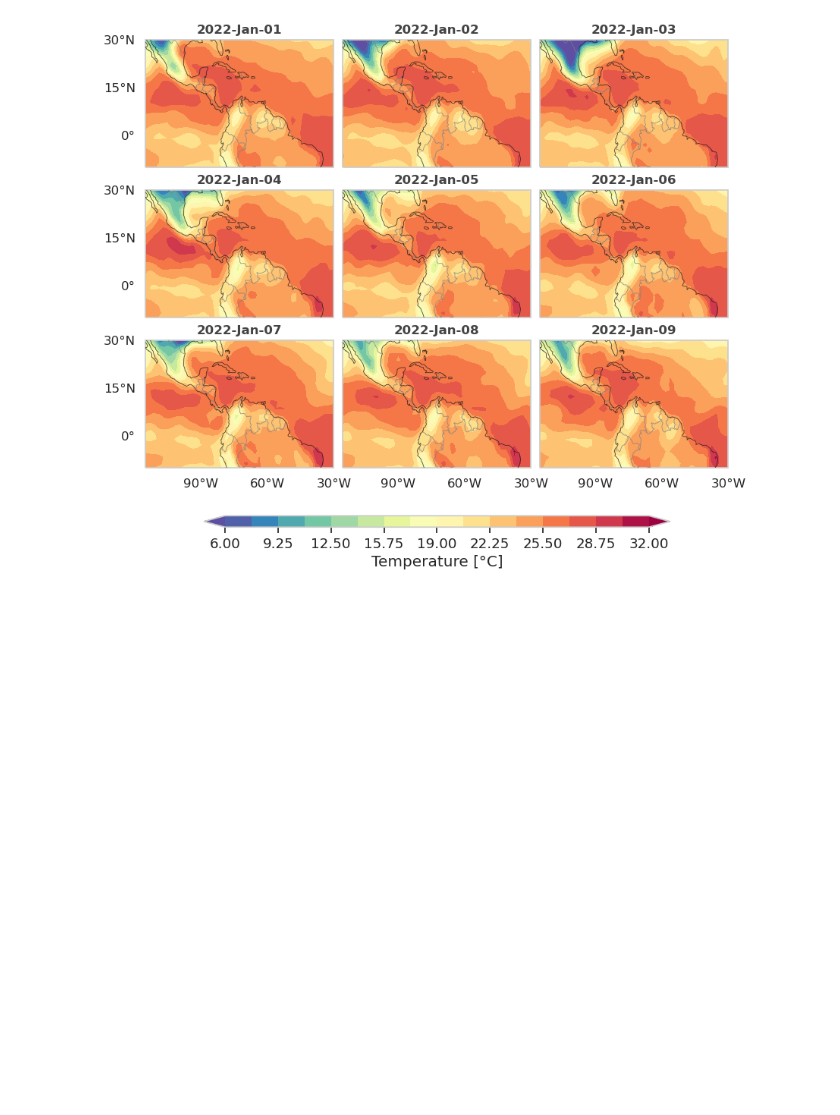
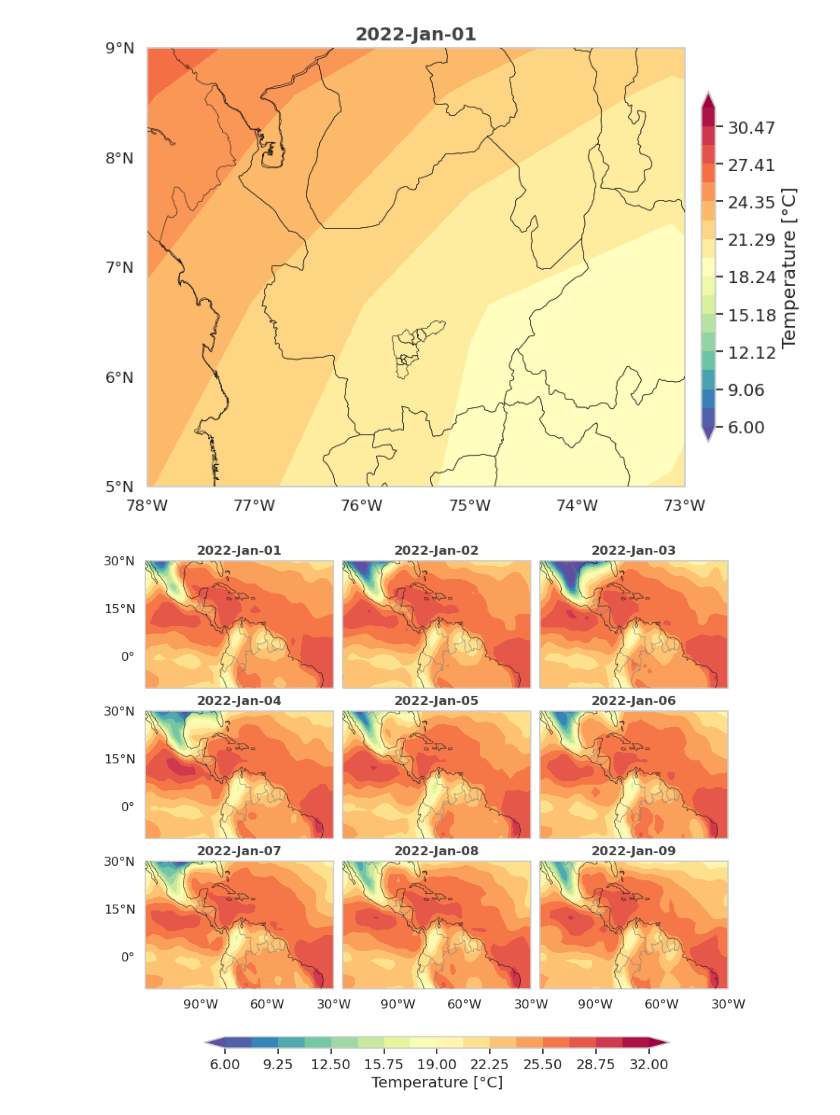
Before and after one commit to jdmantillaq/gridded-cartopy-plots, a Jupyter notebook: tutorial.ipynb, the cells around one changed output. Saved outputs shown, nothing was run; the diff lists cells and outputs as text; code cells hidden in the pictures; blank space fills up the shorter version.

```diff
--- a/tutorial.ipynb
+++ b/tutorial.ipynb
@@ -30,3 +119,75 @@ lon = ds['lon'].values
+# %%
+# Another example
+img_extent = (-78, -73, 5, 9)
+num_rows = 1
+num_columns = 1
+
+# Use the function to calculate properties of the grid
+grid_prop = x_coords, y_coords, x_fig, y_fig = cgp.define_grid_fig(
+    num_rows, num_columns)
+
+# Create a figure with a specified size
+fig = plt.figure(figsize=(6, 5))
+
+# Initialize the index for selecting time slices of the temperature data
+idx = 0
+# Define the contour levels for the temperature plot
+levels = np.linspace(6, 32, 18)
+
+# Define the colormap for the plot
+cmap = sns.color_palette("Spectral_r", as_cmap=True)
+
+# Loop through each row and column to create a grid of subplots
+for fi in range(num_rows):
+    for ci in range(num_columns):
+        # Add axes to the figure with the calculated properties
+        ax = fig.add_axes([x_coords[ci], y_coords[fi],
+                            x_fig, y_fig],
+                            projection=proj)
+        # Add geographic features to the plot
+
+        # departamentos and amva shapes are added and
+        # lon_step and lat_step are 1°
+        # map resolution is set to 10m, [10, 50 and 110] are available
+        ax = cgp.continentes_lon_lat(ax, amva=True, departamentos=True,
+                                    lon_step=1, lat_step=1,
+                                    map_resolution=10)
+
+        # Set the image extent and aspect ratio of the plot
+        ax.set_extent(img_extent, proj)
+        ax.set_aspect('auto')
+
+        # Remove y-axis labels for subplots that aren't in the first column
+        if ci > 0:
+            ax.set_yticklabels([])
+
+        # Remove x-axis labels for subplots that are not in the last row
+        if fi < (num_rows - 1):
+            ax.set_xticklabels([])
+
+        # Plot the temperature data for the current time slice
+        cs = ax.contourf(lon, lat, var_values[idx, :, :], levels,
+                            cmap=cmap, extend='both', transform=proj)
+
+        # Add a title to each subplot
+        ax.set_title(f"{time[idx].strftime('%Y-%b-%d')}",
+                        fontdict=font_prop_title)
+
+        # Increment the index to move to the next time slice
+        idx += 1
+
+# Define the orientation and label of the colorbar
+label = 'Temperature [°C]'
+
+# Add a vertical colorbar to the figure (optional)
+cgp.add_colorbar(fig, cs, label, 'vertical', grid_prop,
+                cbar_factor=0.8, cbar_width=0.025)
+
+fig.savefig(f'figures/amva.png', dpi=150,
+            bbox_inches='tight', transparent=False,
+            facecolor='white')
+# %% [output]
+[figure, added]
 # %%
 # Define the map projection (PlateCarree) and set the image extent
 proj = ccrs.PlateCarree(central_longitude=0)
```
Also changed, not shown: parts of 1 cell of this notebook, 3 other files.
